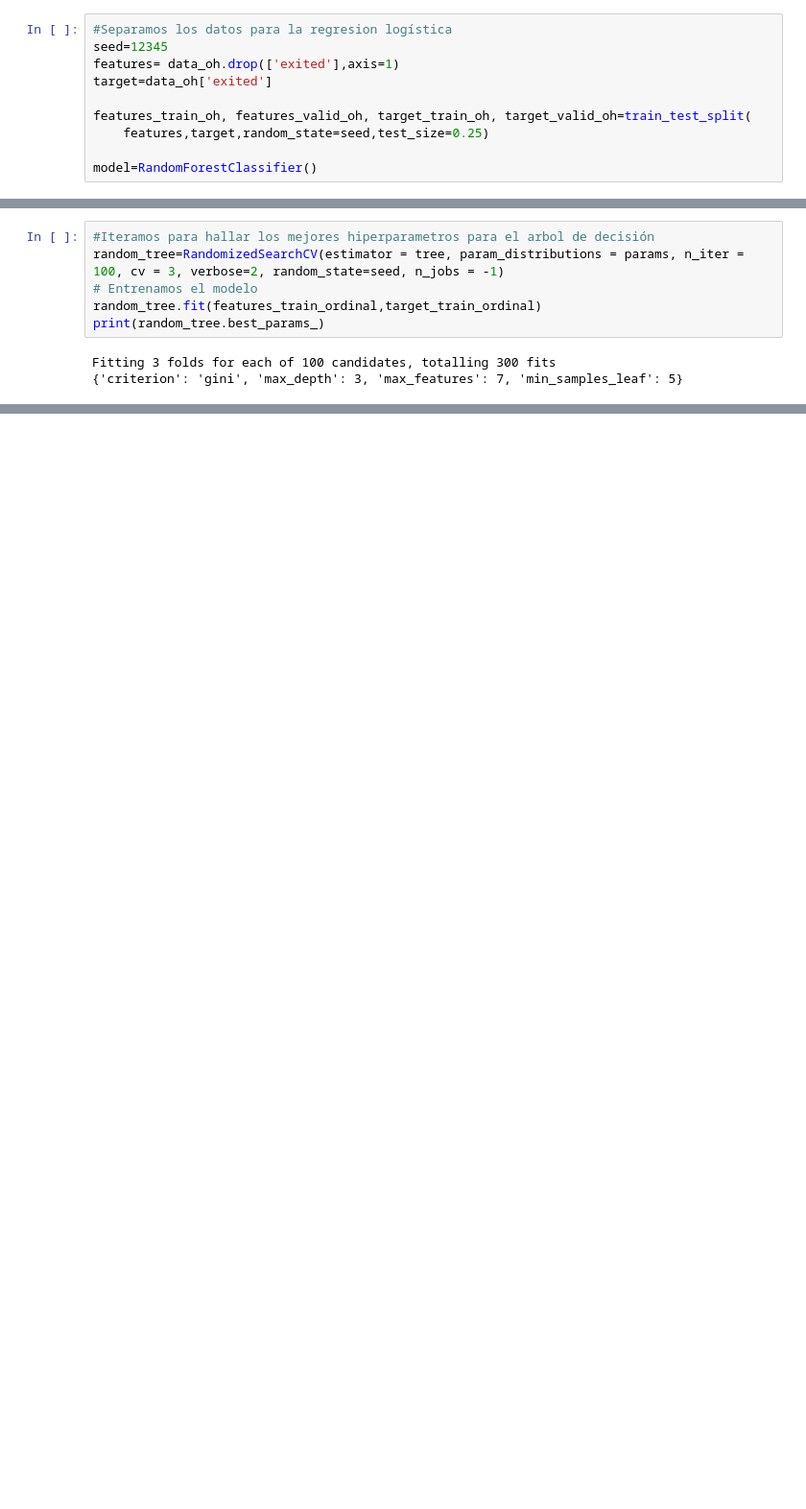
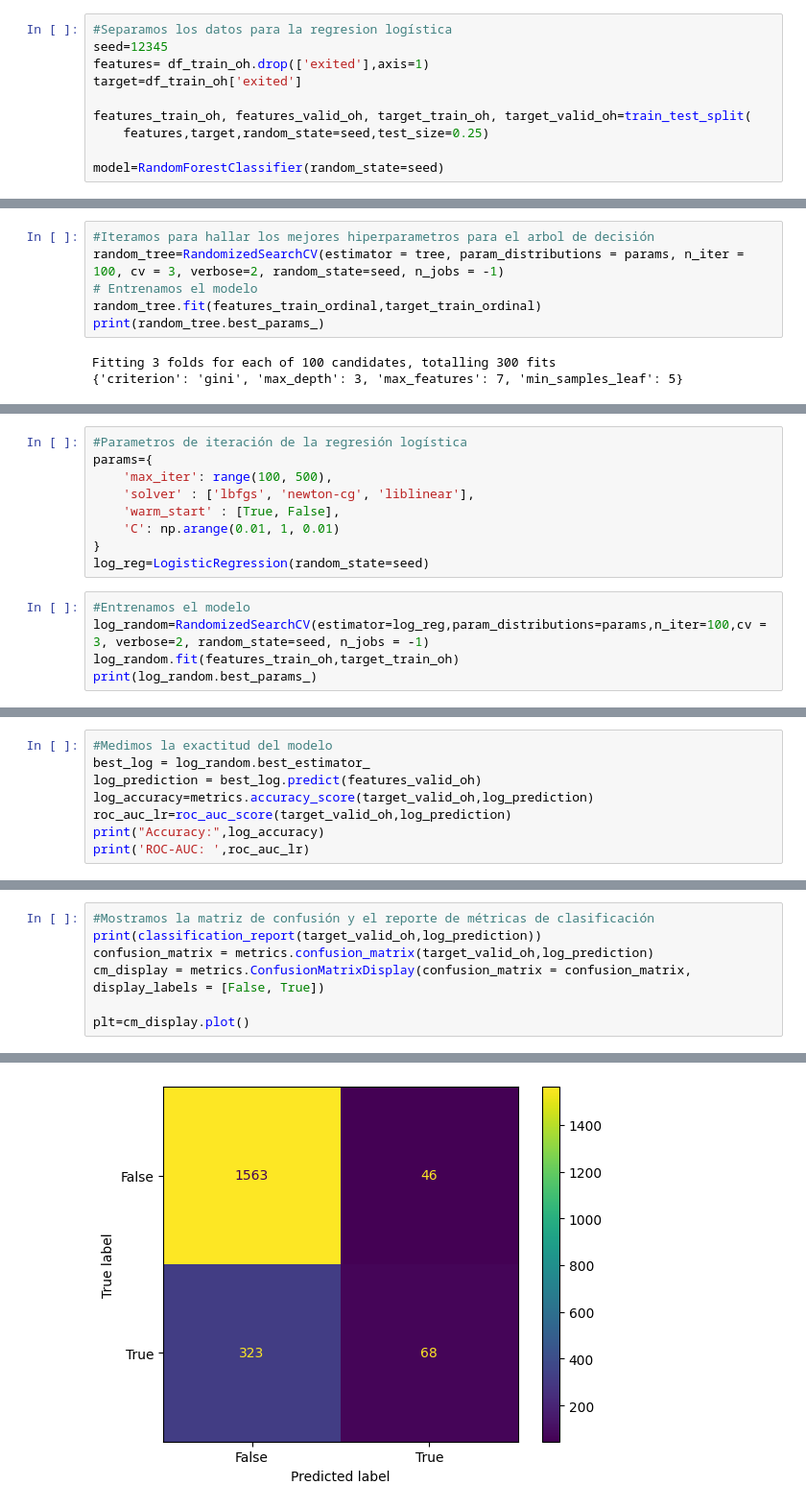
Before and after one commit to santicar1809/beta_bank, a Jupyter notebook: code.ipynb, the cells around one changed output, grey strips where cells are left out. Shown at 96% size. Saved outputs shown, nothing was run; the diff lists cells and outputs as text; blank space fills up the shorter version.

```diff
--- a/code.ipynb
+++ b/code.ipynb
@@ -305,13 +317,13 @@ model=RandomForestClassifier()
 # %%
 #Separamos los datos para la regresion logística
 seed=12345
-features= data_oh.drop(['exited'],axis=1)
-target=data_oh['exited']
+features= df_train_oh.drop(['exited'],axis=1)
+target=df_train_oh['exited']
 
 features_train_oh, features_valid_oh, target_train_oh, target_valid_oh=train_test_split(
     features,target,random_state=seed,test_size=0.25)
 
-model=RandomForestClassifier()
+model=RandomForestClassifier(random_state=seed)
 # %% [markdown]
 ### Random Forest
 # %%
@@ -424,0 +451,14 @@ Al igual que el bosque aleatorio, podemos ver que el desbalanceo afecta el recal
+# %%
+#Parametros de iteración de la regresión logística
+params={
+    'max_iter': range(100, 500),
+    'solver' : ['lbfgs', 'newton-cg', 'liblinear'],
+    'warm_start' : [True, False],
+    'C': np.arange(0.01, 1, 0.01)
+}
+log_reg=LogisticRegression(random_state=seed)
+# %%
+#Entrenamos el modelo
+log_random=RandomizedSearchCV(estimator=log_reg,param_distributions=params,n_iter=100,cv = 3, verbose=2, random_state=seed, n_jobs = -1)
+log_random.fit(features_train_oh,target_train_oh)
+print(log_random.best_params_)
@@ -424,0 +468,8 @@ Al igual que el bosque aleatorio, podemos ver que el desbalanceo afecta el recal
+# %%
+#Medimos la exactitud del modelo
+best_log = log_random.best_estimator_
+log_prediction = best_log.predict(features_valid_oh)
+log_accuracy=metrics.accuracy_score(target_valid_oh,log_prediction)
+roc_auc_lr=roc_auc_score(target_valid_oh,log_prediction)
+print("Accuracy:",log_accuracy)
+print('ROC-AUC: ',roc_auc_lr)
@@ -424,0 +481,8 @@ Al igual que el bosque aleatorio, podemos ver que el desbalanceo afecta el recal
+# %%
+#Mostramos la matriz de confusión y el reporte de métricas de clasificación
+print(classification_report(target_valid_oh,log_prediction))
+confusion_matrix = metrics.confusion_matrix(target_valid_oh,log_prediction)
+cm_display = metrics.ConfusionMatrixDisplay(confusion_matrix = confusion_matrix, display_labels = [False, True])
+
+plt=cm_display.plot()
+# %% [output]
@@ -424,0 +497 @@ Al igual que el bosque aleatorio, podemos ver que el desbalanceo afecta el recal
+[figure, added]
```
Also changed, not shown: parts of 93 cells of this notebook, 2 other files.
